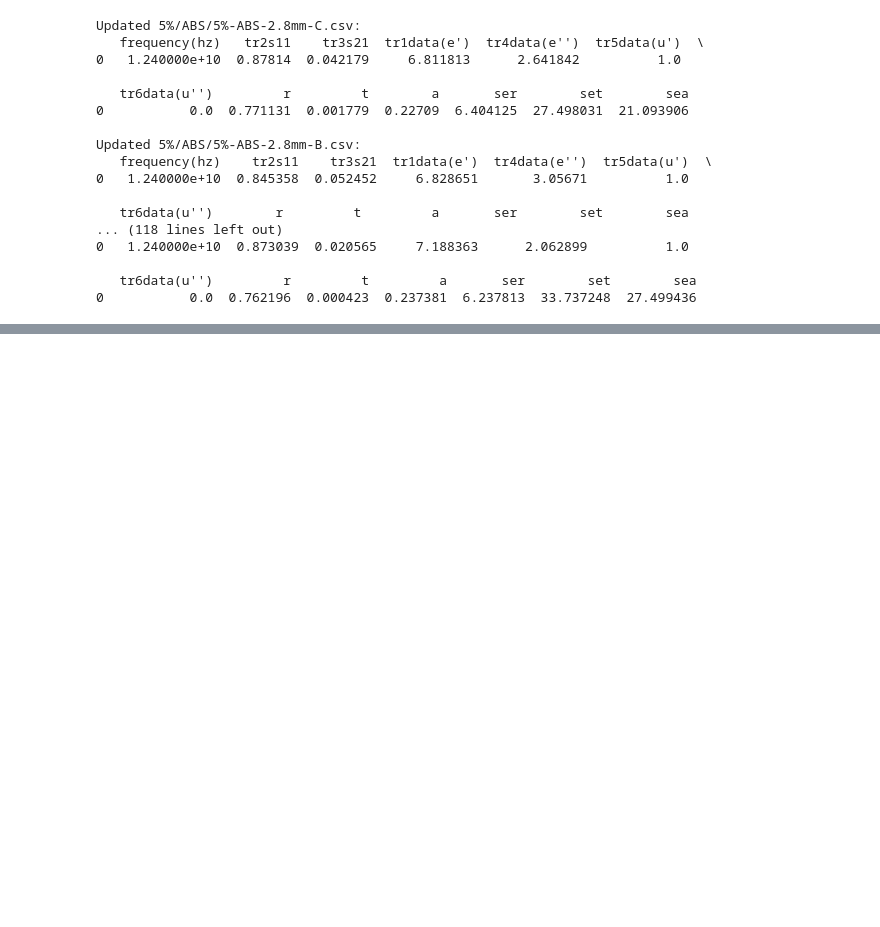
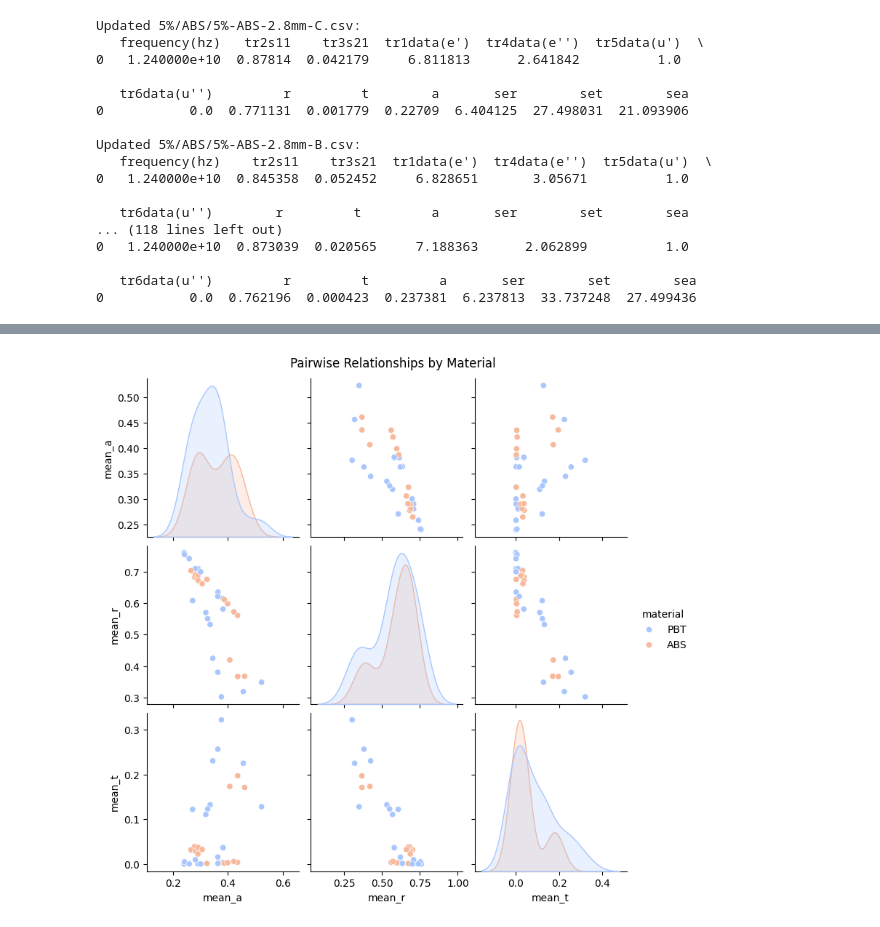
Before and after one commit to humzkhan/Adaptive_learning, a Jupyter notebook: Thesis_improved.ipynb, the cells around one changed output, grey strips where cells are left out. Saved outputs shown, nothing was run; the diff lists cells and outputs as text; code cells hidden in the pictures; blank space fills up the shorter version.

```diff
--- a/Thesis_improved.ipynb
+++ b/Thesis_improved.ipynb
@@ -276,0 +731,6 @@ Updated 5%/ABS/5%-ABS-2.8mm-B.csv:
+# %%
+sns.pairplot(thesis_df, vars=['mean_a', 'mean_r', 'mean_t'], hue='material', palette='coolwarm', diag_kind='kde')
+plt.suptitle('Pairwise Relationships by Material', y=1.02)
+plt.show()
+# %% [output]
+[figure, added]
```
Also changed, not shown: parts of 16 cells of this notebook.
